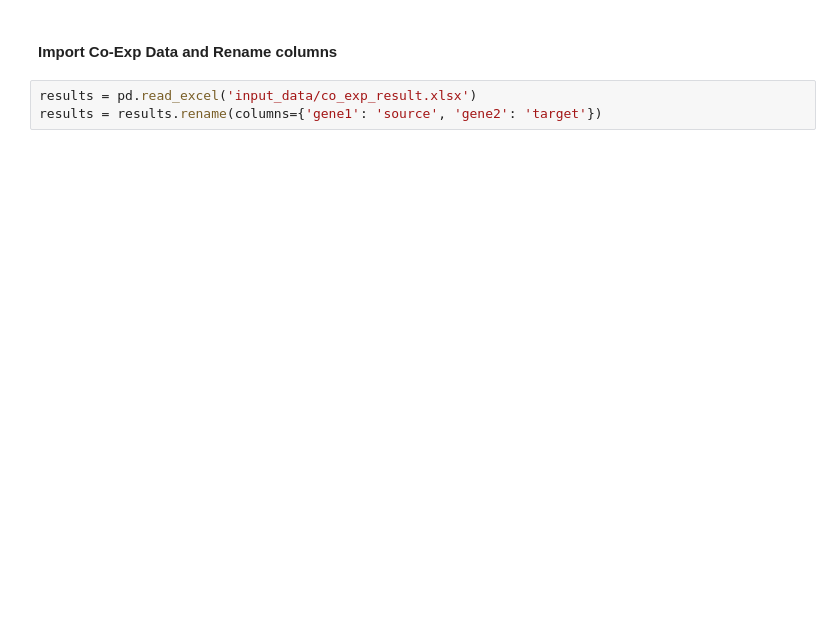
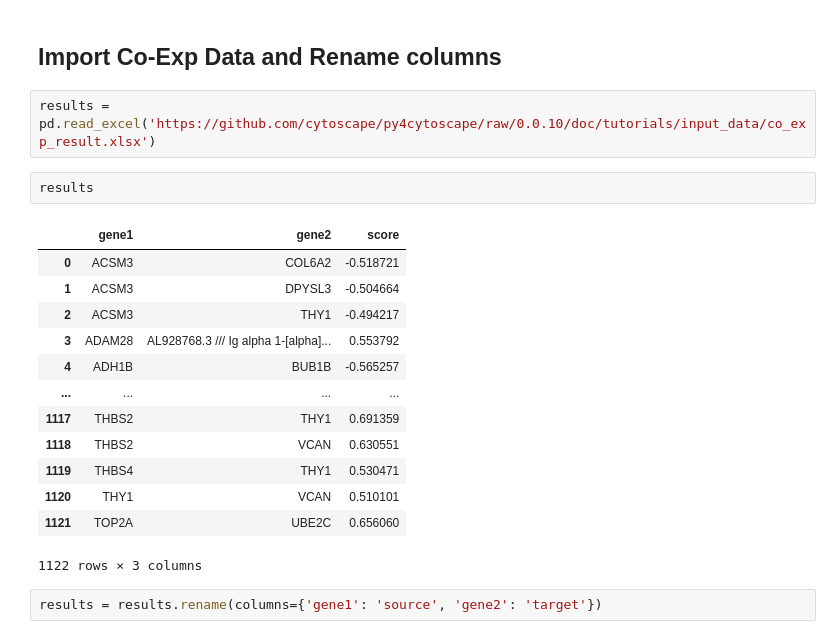
Before and after one commit to cytoscape/py4cytoscape, a Jupyter notebook: doc/tutorials/analyse_coexp_with_mcode.ipynb, the cells around one changed output. Cells and saved outputs as stored; diff of their text form; blank space fills up the shorter version.

```diff
--- a/doc/tutorials/analyse_coexp_with_mcode.ipynb
+++ b/doc/tutorials/analyse_coexp_with_mcode.ipynb
@@ -18,7 +53,24 @@ py4.session.close_session(False)
 # %% [output]
 {}
 # %% [markdown]
-#### Import Co-Exp Data and Rename columns
+## Import Co-Exp Data and Rename columns
+# %%
+results = pd.read_excel('https://github.com/cytoscape/py4cytoscape/raw/0.0.10/doc/tutorials/input_data/co_exp_result.xlsx')
+# %%
+results
+# %% [output]
+|  | gene1 | gene2 | score |
+| 0 | ACSM3 | COL6A2 | -0.518721 |
+| 1 | ACSM3 | DPYSL3 | -0.504664 |
+| 2 | ACSM3 | THY1 | -0.494217 |
+| 3 | ADAM28 | AL928768.3 /// Ig alpha 1-[alpha]... | 0.553792 |
+| 4 | ADH1B | BUB1B | -0.565257 |
+| ... | ... | ... | ... |
+| 1117 | THBS2 | THY1 | 0.691359 |
+| 1118 | THBS2 | VCAN | 0.630551 |
+| 1119 | THBS4 | THY1 | 0.530471 |
+| 1120 | THY1 | VCAN | 0.510101 |
+| 1121 | TOP2A | UBE2C | 0.656060 |
+1122 rows × 3 columns
 # %%
-results = pd.read_excel('input_data/co_exp_result.xlsx')
 results = results.rename(columns={'gene1': 'source', 'gene2': 'target'})
```
Also changed, not shown: parts of 27 cells of this notebook.
